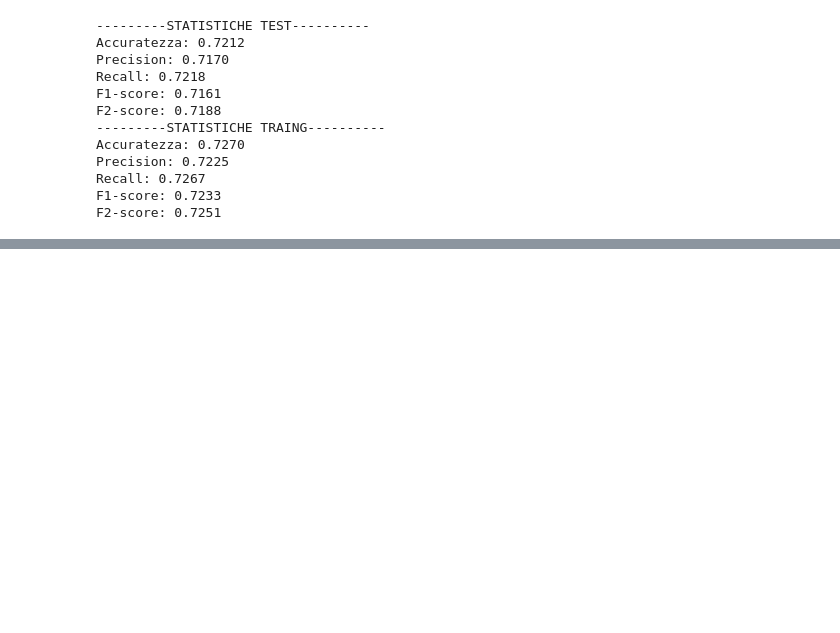
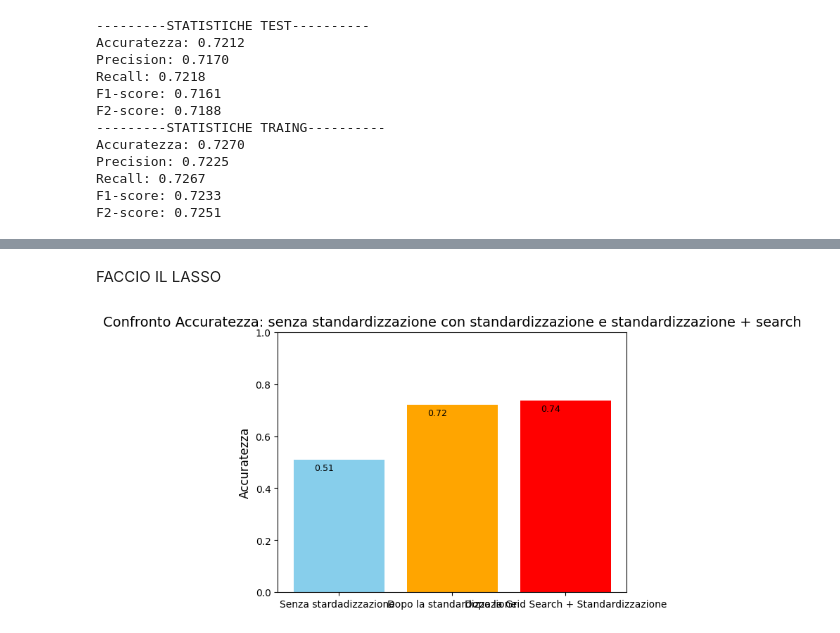
Before and after one commit to DavideOrienti/Progetto-MachineLearning, a Jupyter notebook: LogisticRegression.ipynb, the cells around one changed output, grey strips where cells are left out. Saved outputs shown, nothing was run; the diff lists cells and outputs as text; code cells hidden in the pictures; blank space fills up the shorter version.

```diff
--- a/LogisticRegression.ipynb
+++ b/LogisticRegression.ipynb
@@ -30,7 +28,7 @@ model.fit(X_train, y_train)
 
 y_pred = model.predict(X_test)
 y_pred_train = model.predict(X_train)
-
+before_standardization = accuracy_score(y_test, y_pred)
 #controllo overfitting
 evaluate_Model(y_test, y_pred,y_train, y_pred_train)
 # %% [output]
@@ -50,8 +48,11 @@ F2-score: 0.4940
 con standardizzazione
 # %%
 # utilizzo la funzione di standardizzazzione presente in utils che usa Standard Scaler
+
+X_train, X_test, y_train, y_test= prepareTrainingSet3Sec()
+X_train, X_test= standardization(X_train, X_test)
+
 model = LogisticRegression(max_iter=1000, solver='sag', penalty='l2', C=0.6, multi_class='ovr', random_state=42)
-X_train, X_test= standardization(X_train, X_test)
 model.fit(X_train, y_train)
             # Valutazione del modello
 y_pred = model.predict(X_test)
@@ -59,6 +60,8 @@ y_pred = model.predict(X_test)
 
 y_pred = model.predict(X_test)
 y_pred_train = model.predict(X_train)
+after_standardization = accuracy_score(y_test, y_pred)
+
 
 #controllo overfitting
 evaluate_Model(y_test, y_pred,y_train, y_pred_train)
@@ -106,14 +113,16 @@ Migliori iperparametri trovati: {'classifier__C': 1, 'classifier__penalty': 'l2'
 # %%
 # utilizzo la funzione di standardizzazzione presente in utils che usa Standard Scaler
-model = LogisticRegression(max_iter=1000, C=  1, penalty= 'l2', solver= 'lbfgs')
+X_train, X_test, y_train, y_test= prepareTrainingSet3Sec()
 X_train, X_test= standardization(X_train, X_test)
+
+
+model = LogisticRegression(max_iter=10000, C= 1,  solver= 'lbfgs')
 model.fit(X_train, y_train)
             # Valutazione del modello
 y_pred = model.predict(X_test)
-y_pred = model.predict(X_test)
 y_pred_train = model.predict(X_train)
+logistic= accuracy_score(y_test, y_pred)
 
-#controllo overfitting
 evaluate_Model(y_test, y_pred,y_train, y_pred_train)
 # %% [output]
 ---------STATISTICHE TEST----------
@@ -249,0 +140,6 @@ ConfrontoGrafico_30_e_3(before_3sec_standadization,before_30sec_standadization,a
+# %% [markdown]
+FACCIO IL LASSO
+# %%
+Grafico_Tre_Valori(before_standardization,after_standardization,logistic)
+# %% [output]
+[figure, added]
```
Also changed, not shown: parts of 11 cells of this notebook, 8 other files.
